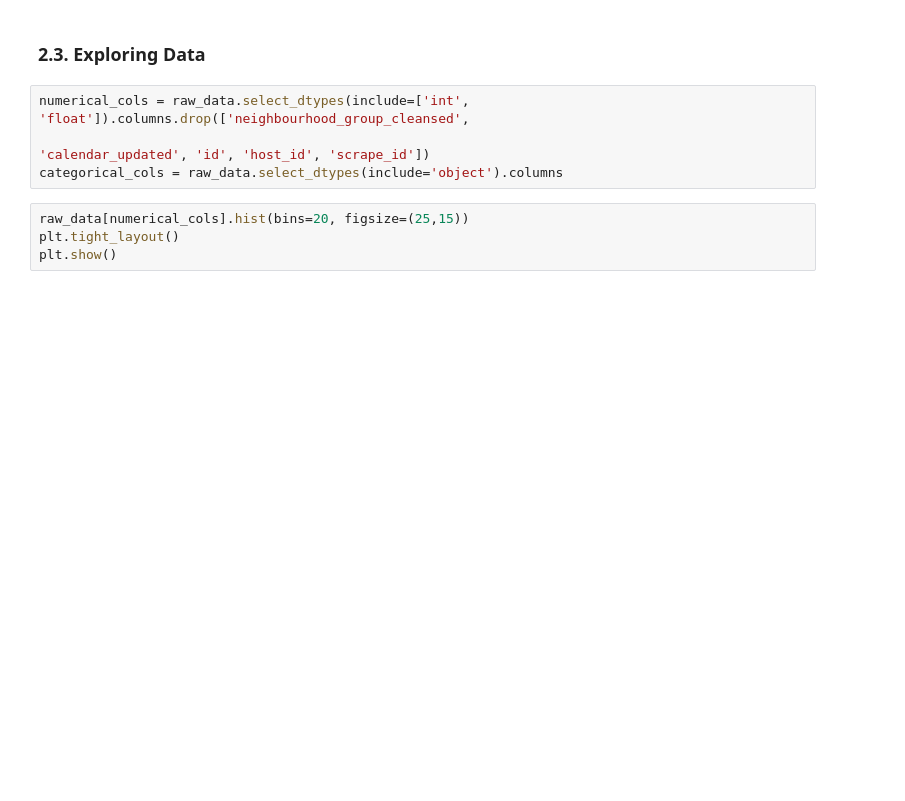
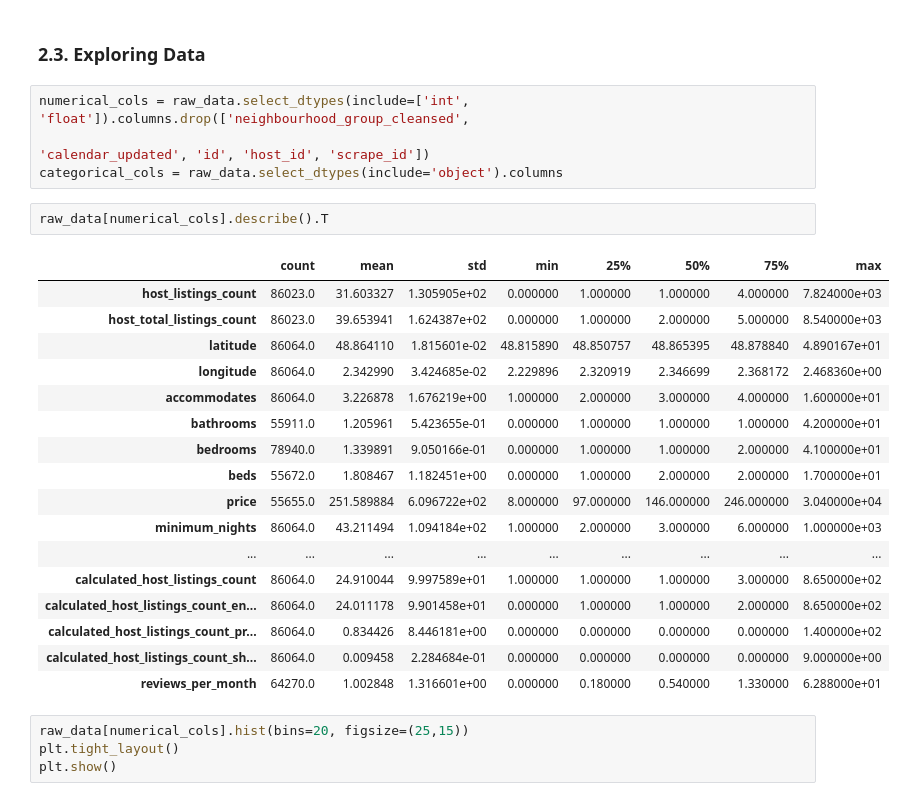
Before and after one commit to Cheicky97/Predicting-Airbnb-Listing-Prices-in-Paris, a Jupyter notebook: notebooks/01_business_and_data_understanding.ipynb, the cells around one changed output. Drawn from its saved outputs; the diff is of its cells as text; blank space fills up the shorter version.

```diff
--- a/notebooks/01_business_and_data_understanding.ipynb
+++ b/notebooks/01_business_and_data_understanding.ipynb
@@ -211,6 +211,26 @@ Hence, we conclude that by droping rows that `price` is missing will introduce a
 numerical_cols = raw_data.select_dtypes(include=['int', 'float']).columns.drop(['neighbourhood_group_cleansed',
                                                                                  'calendar_updated', 'id', 'host_id', 'scrape_id'])
 categorical_cols = raw_data.select_dtypes(include='object').columns
+# %%
+raw_data[numerical_cols].describe().T
+# %% [output]
+|  | count | mean | std | min | 25% | 50% | 75% | max |
+| host_listings_count | 86023.0 | 31.603327 | 1.305905e+02 | 0.000000 | 1.000000 | 1.000000 | 4.000000 | 7.824000e+03 |
+| host_total_listings_count | 86023.0 | 39.653941 | 1.624387e+02 | 0.000000 | 1.000000 | 2.000000 | 5.000000 | 8.540000e+03 |
+| latitude | 86064.0 | 48.864110 | 1.815601e-02 | 48.815890 | 48.850757 | 48.865395 | 48.878840 | 4.890167e+01 |
+| longitude | 86064.0 | 2.342990 | 3.424685e-02 | 2.229896 | 2.320919 | 2.346699 | 2.368172 | 2.468360e+00 |
+| accommodates | 86064.0 | 3.226878 | 1.676219e+00 | 1.000000 | 2.000000 | 3.000000 | 4.000000 | 1.600000e+01 |
+| bathrooms | 55911.0 | 1.205961 | 5.423655e-01 | 0.000000 | 1.000000 | 1.000000 | 1.000000 | 4.200000e+01 |
+| bedrooms | 78940.0 | 1.339891 | 9.050166e-01 | 0.000000 | 1.000000 | 1.000000 | 2.000000 | 4.100000e+01 |
+| beds | 55672.0 | 1.808467 | 1.182451e+00 | 0.000000 | 1.000000 | 2.000000 | 2.000000 | 1.700000e+01 |
+| price | 55655.0 | 251.589884 | 6.096722e+02 | 8.000000 | 97.000000 | 146.000000 | 246.000000 | 3.040000e+04 |
+| minimum_nights | 86064.0 | 43.211494 | 1.094184e+02 | 1.000000 | 2.000000 | 3.000000 | 6.000000 | 1.000000e+03 |
+| ... | ... | ... | ... | ... | ... | ... | ... | ... |
+| calculated_host_listings_count | 86064.0 | 24.910044 | 9.997589e+01 | 1.000000 | 1.000000 | 1.000000 | 3.000000 | 8.650000e+02 |
+| calculated_host_listings_count_en... | 86064.0 | 24.011178 | 9.901458e+01 | 0.000000 | 1.000000 | 1.000000 | 2.000000 | 8.650000e+02 |
+| calculated_host_listings_count_pr... | 86064.0 | 0.834426 | 8.446181e+00 | 0.000000 | 0.000000 | 0.000000 | 0.000000 | 1.400000e+02 |
+| calculated_host_listings_count_sh... | 86064.0 | 0.009458 | 2.284684e-01 | 0.000000 | 0.000000 | 0.000000 | 0.000000 | 9.000000e+00 |
+| reviews_per_month | 64270.0 | 1.002848 | 1.316601e+00 | 0.000000 | 0.180000 | 0.540000 | 1.330000 | 6.288000e+01 |
 # %%
 raw_data[numerical_cols].hist(bins=20, figsize=(25,15))
 plt.tight_layout()
```
Also changed, not shown: parts of 2 cells of this notebook.
